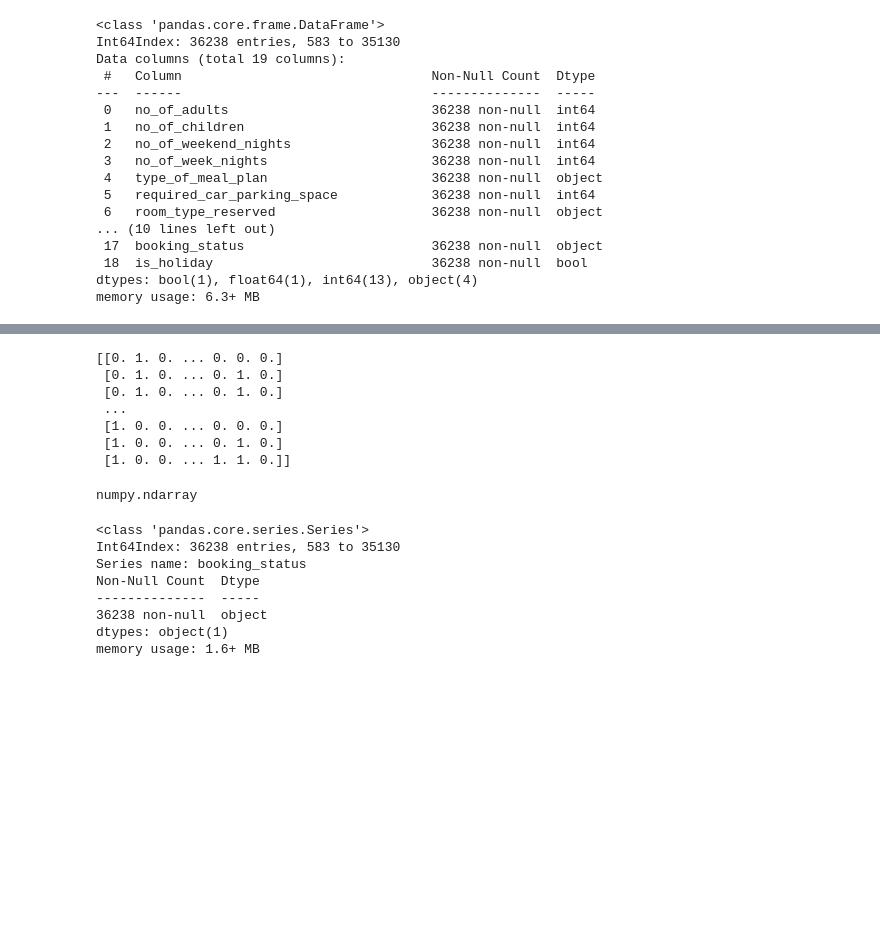
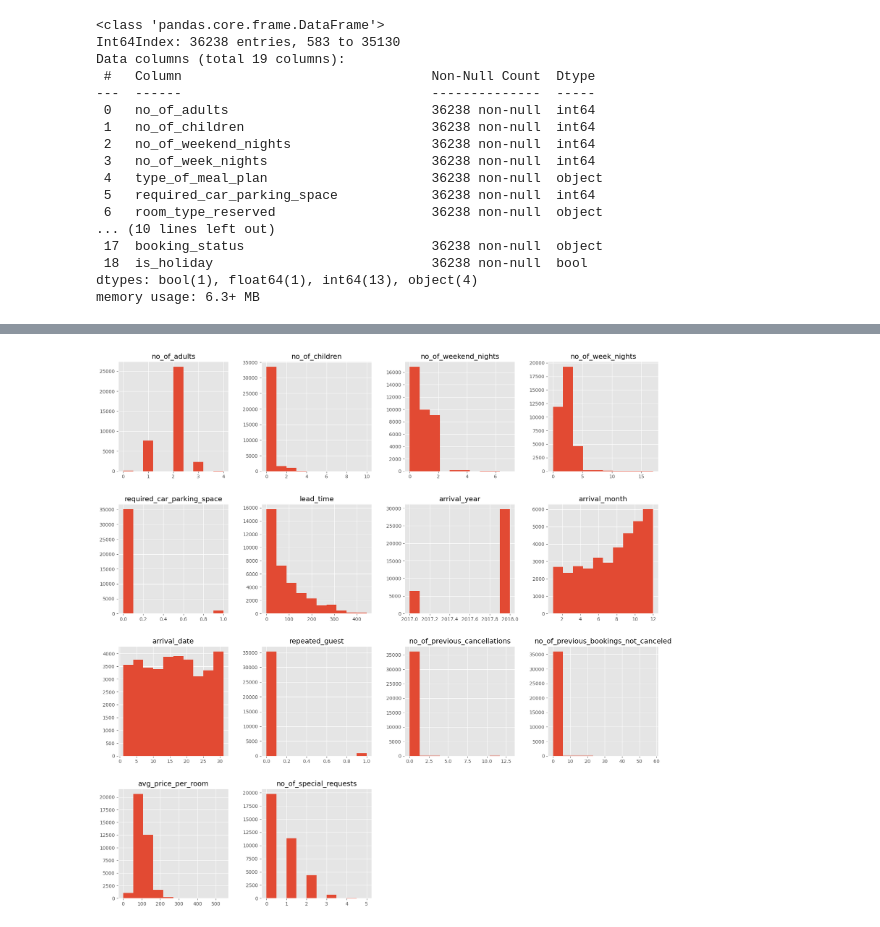
Before and after one commit to snairvasudev/Case-Study-CE880, a Jupyter notebook: CE880-Resit-March_Code.ipynb, the cells around one changed output, grey strips where cells are left out. Cells and saved outputs as stored; diff of their text form; code cells hidden in the pictures; blank space fills up the shorter version.

```diff
--- a/CE880-Resit-March_Code.ipynb
+++ b/CE880-Resit-March_Code.ipynb
@@ -512,28 +520,6 @@ train_data.rename(columns = {'booking_status': 'target'})
 # %%
-ct = ColumnTransformer(transformers = [('encoder', OneHotEncoder(), ['type_of_meal_plan','room_type_reserved','market_segment_type'])], remainder = 'passthrough')
-x= np.array(ct.fit_transform(train_data))
+p = data_new.hist(figsize = (20,20))
+# %% [output]
+[figure, added]
 # %%
-print(x)
+from sklearn.model_selection import GridSearchCV
-# %% [output]
-[[0. 1. 0. ... 0. 0. 0.]
- [0. 1. 0. ... 0. 1. 0.]
- [0. 1. 0. ... 0. 1. 0.]
- ...
- [1. 0. 0. ... 0. 0. 0.]
- [1. 0. 0. ... 0. 1. 0.]
- [1. 0. 0. ... 1. 1. 0.]]
-# %%
-type(x)
-# %% [output]
-numpy.ndarray
-# %%
-test_data.info()
-# %% [output]
-<class 'pandas.core.series.Series'>
-Int64Index: 36238 entries, 583 to 35130
-Series name: booking_status
-Non-Null Count  Dtype
---------------  -----
-36238 non-null  object
-dtypes: object(1)
-memory usage: 1.6+ MB
```
Also changed, not shown: parts of 17 cells of this notebook.
